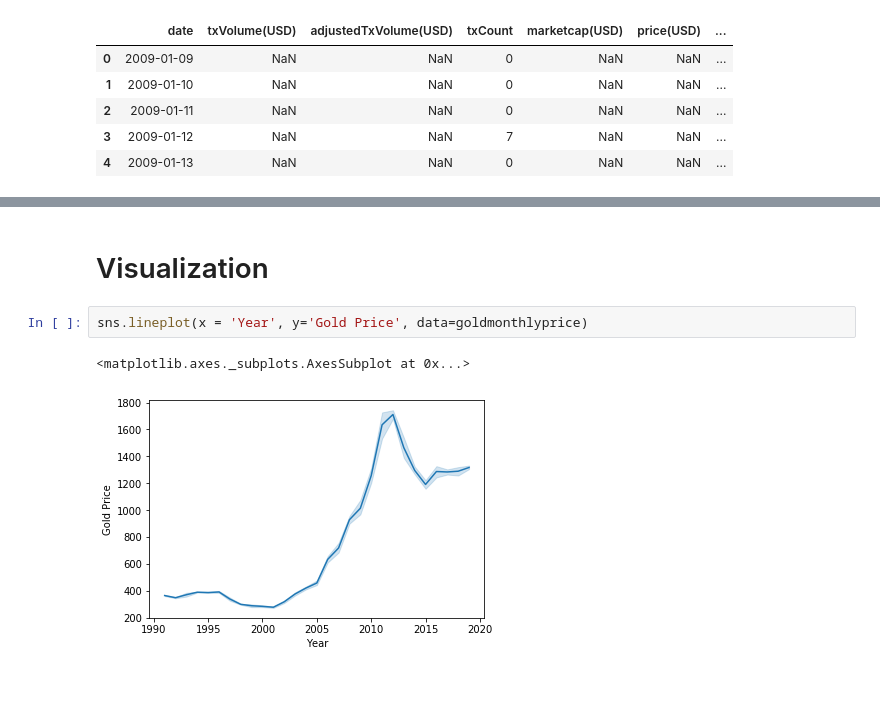
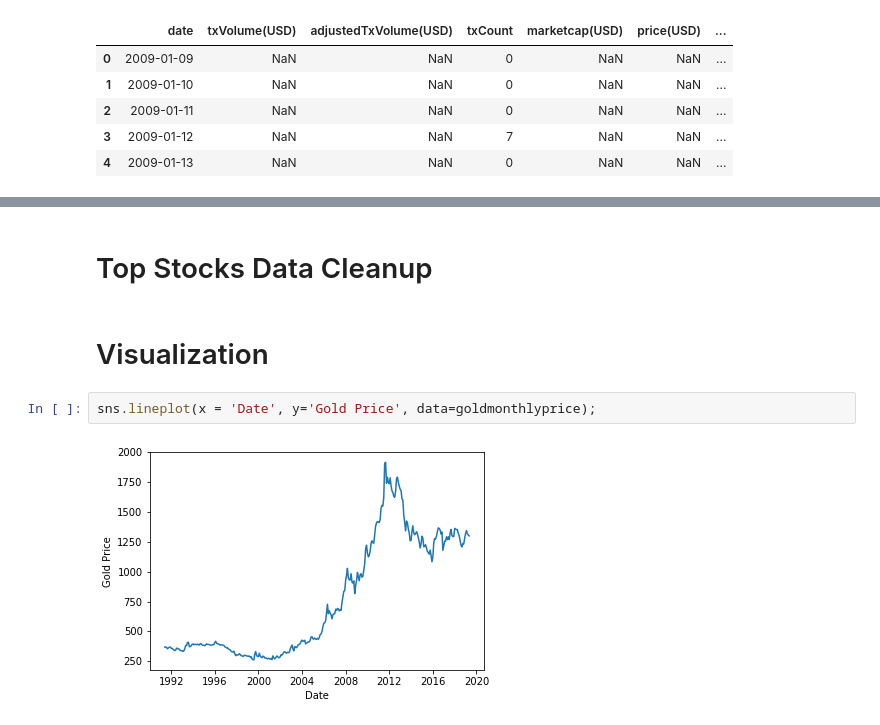
Before and after one commit to LambdaSchool-Sprints/DS-Unit-1-Sprint-5-Data-Storytelling-Blog-Post, a Jupyter notebook: BitcoinStorytellingProject.ipynb, the cells around one changed output, grey strips where cells are left out. Drawn from its saved outputs; the diff is of its cells as text; blank space fills up the shorter version.

Commit message:
Cleaning Data

```diff
--- a/BitcoinStorytellingProject.ipynb
+++ b/BitcoinStorytellingProject.ipynb
@@ -251,7 +301,8 @@ SyntaxError: ignored
+# %% [markdown]
+# Top Stocks Data Cleanup
 # %% [markdown]
 # Visualization
 # %%
-sns.lineplot(x = 'Year', y='Gold Price', data=goldmonthlyprice)
+sns.lineplot(x = 'Date', y='Gold Price', data=goldmonthlyprice);
 # %% [output]
-<matplotlib.axes._subplots.AxesSubplot at 0x...>
-[figure, old version]
+[figure, new version]
```
Also changed, not shown: parts of 10 cells of this notebook.
